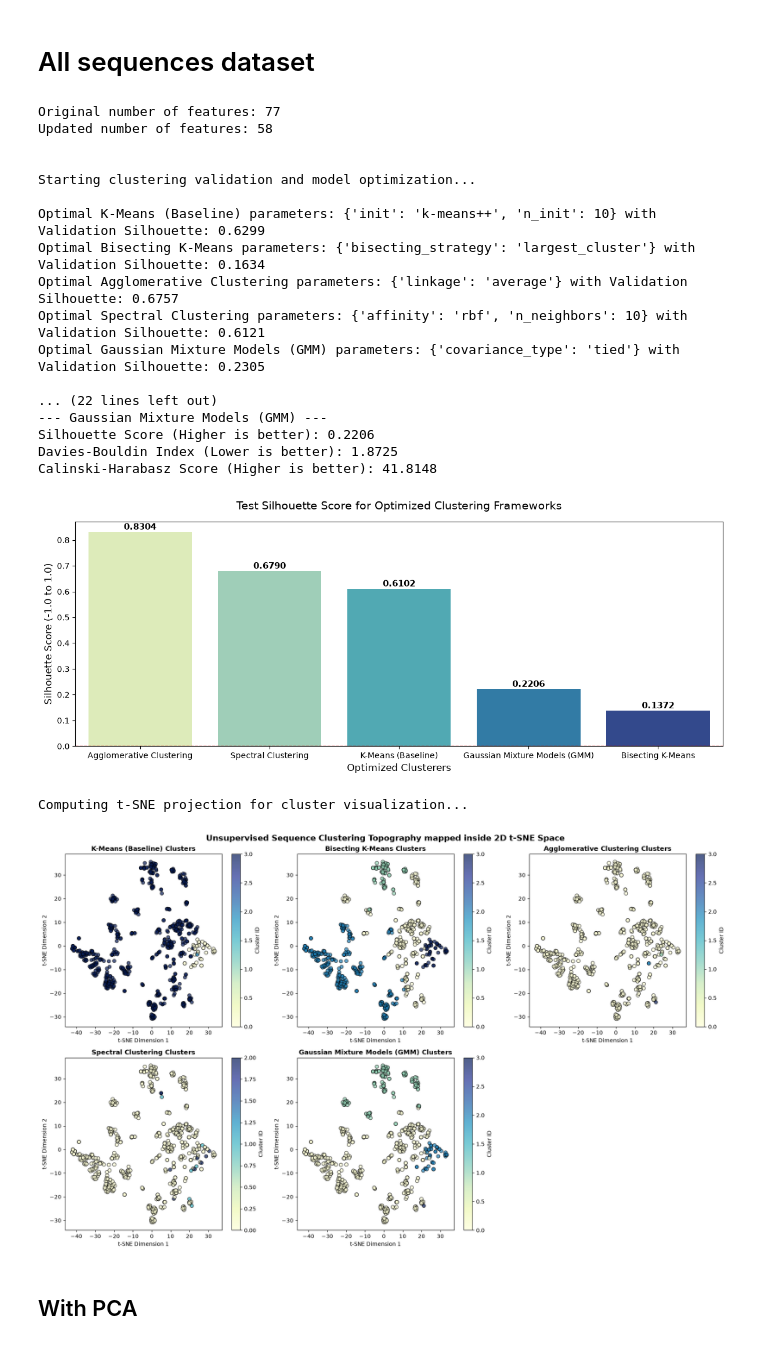
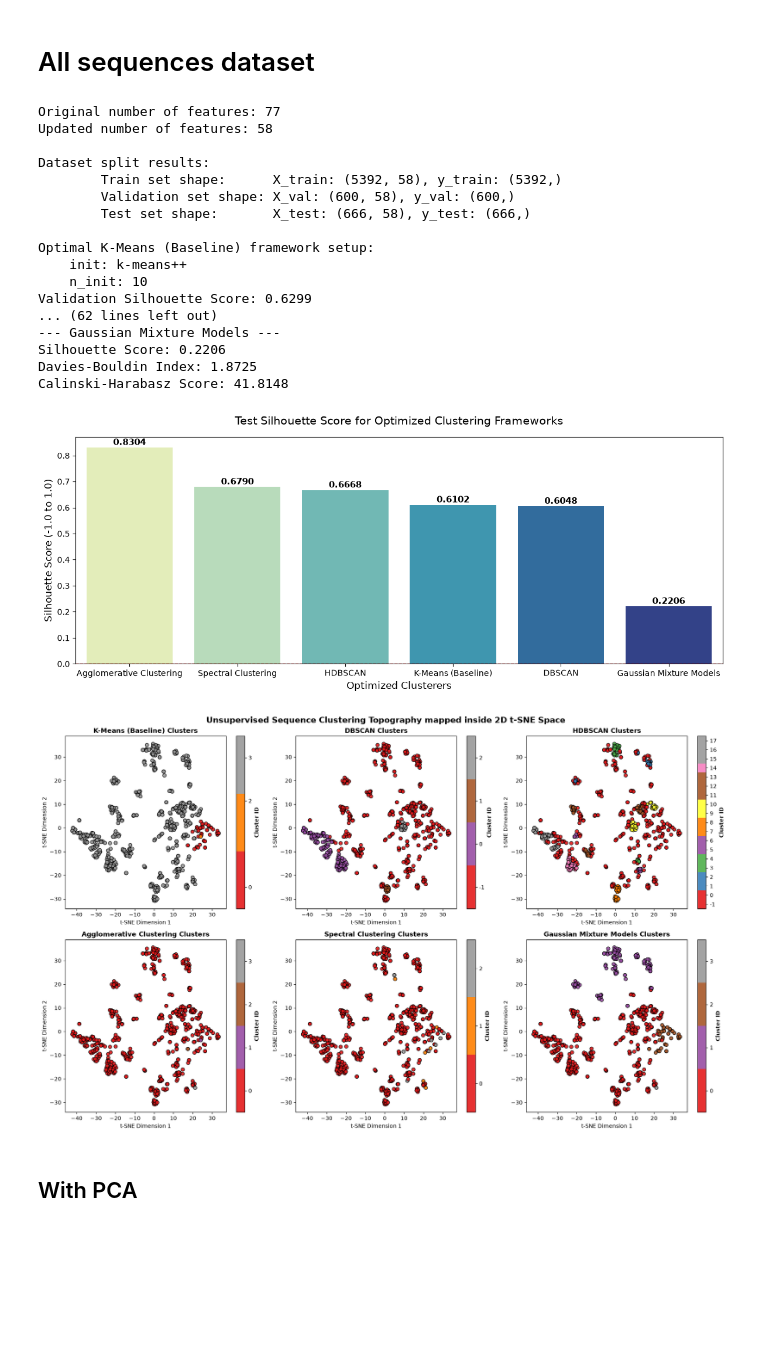
Before and after one commit to StefanJevtic63/hantavirus-repeat-analysis, a Jupyter notebook: clustering.ipynb, the cells around one changed output. Saved outputs shown, nothing was run; the diff lists cells and outputs as text; code cells hidden in the pictures; blank space fills up the shorter version.

Commit message:
feat: Optimized the pipeline and hyperparameter tuning for complete sequences

```diff
--- a/clustering.ipynb
+++ b/clustering.ipynb
@@ -6,12 +6,13 @@ import pandas as pd
 import matplotlib.pyplot as plt
 import seaborn as sns
 from sklearn.preprocessing import StandardScaler
-from sklearn.cluster import KMeans, BisectingKMeans, AgglomerativeClustering, SpectralClustering
+from sklearn.cluster import KMeans, DBSCAN, AgglomerativeClustering, SpectralClustering
+from hdbscan import HDBSCAN
 from sklearn.mixture import GaussianMixture
 from sklearn.metrics import silhouette_score, davies_bouldin_score, calinski_harabasz_score
 from sklearn.manifold import TSNE
 
-RANDOM_STATE = 568
+RANDOM_STATE: int = 568
 # %% [markdown]
 # Preprocessing
 # %%
@@ -270,12 +536,15 @@ def evaluate_clustering_performance(X_test: pd.DataFrame):
 # %%
-def plot_silhouette_results(results: dict):
+def plot_silhouette_results(results: dict) -> None:
     """
     Plots a sorted bar chart comparison of Silhouette coefficients across models.
 
     Args:
         results (dict): Dictionary with model names as keys and Silhouette scores as values.
+
+    Returns:
+        None
     """
-    sorted_results = sorted(results.items(), key=lambda item: item[1], reverse=True)
+    sorted_results: list[tuple[str, float]] = sorted(results.items(), key=lambda item: item[1], reverse=True)
     names, values = zip(*sorted_results)
 
     plt.figure(figsize=(12, 5))
@@ -360,36 +658,56 @@ def train_and_evaluate(df: pd.DataFrame, feature_names: list[str], should_apply_
 
     plot_silhouette_results(silhouette_results)
     plot_tsne_clusters(X_test, test_predictions)
+# %%
+CURRENT_DIR: str = os.path.dirname(os.path.abspath("__file__"))
+ALL_SEQUENCES_DATASET_PATH: str = os.path.join(CURRENT_DIR, 'data', "dataset_all_sequences.csv")
+COMPLETE_SEQUENCES_DATASET_PATH: str = os.path.join(CURRENT_DIR, 'data', "dataset_complete_sequences.csv")
+
+def run_pipeline(is_all_sequences_dataset: bool = True, should_apply_pca: bool = False) -> None:
+    """
+    Executes the complete clustering pipeline for either the all-sequences or complete-sequences dataset.
+
+    Args:
+        is_all_sequences_dataset (bool): True to process the all-sequences dataset, False for the complete-sequences dataset.
+        should_apply_pca (bool): True to apply PCA for dimensionality reduction, False otherwise.
+
+    Returns:
+        None
+    """
+    dataset_path: str = ALL_SEQUENCES_DATASET_PATH if is_all_sequences_dataset else COMPLETE_SEQUENCES_DATASET_PATH
+    df_raw: pd.DataFrame = pd.read_csv(dataset_path)
+    feature_names: list[str] = list(df_raw.columns[1:-1])
+
+    train_and_evaluate(
+        df=df_raw,
+        feature_names=feature_names,
+        should_apply_pca=should_apply_pca,
+        is_all_sequences_dataset=is_all_sequences_dataset
+    )
 # %% [markdown]
 # All sequences dataset
 # %%
-CURRENT_DIR = os.path.dirname(os.path.abspath("__file__"))
-ALL_SEQUENCES_DATASET_PATH = os.path.join(CURRENT_DIR, 'data', "dataset_all_sequences.csv")
-
-df_raw = pd.read_csv(ALL_SEQUENCES_DATASET_PATH)
-initial_features = list(df_raw.columns[1:-1])
-train_and_evaluate(df_raw, initial_features, should_apply_pca=False)
+run_pipeline(is_all_sequences_dataset=True, should_apply_pca=False)
 # %% [output]
 Original number of features: 77
 Updated number of features: 58
 
+Dataset split results:
+        Train set shape:      X_train: (5392, 58), y_train: (5392,)
+        Validation set shape: X_val: (600, 58), y_val: (600,)
+        Test set shape:       X_test: (666, 58), y_test: (666,)
 
-Starting clustering validation and model optimization...
-
-Optimal K-Means (Baseline) parameters: {'init': 'k-means++', 'n_init': 10} with Validation Silhouette: 0.6299
-Optimal Bisecting K-Means parameters: {'bisecting_strategy': 'largest_cluster'} with Validation Silhouette: 0.1634
-Optimal Agglomerative Clustering parameters: {'linkage': 'average'} with Validation Silhouette: 0.6757
-Optimal Spectral Clustering parameters: {'affinity': 'rbf', 'n_neighbors': 10} with Validation Silhouette: 0.6121
-Optimal Gaussian Mixture Models (GMM) parameters: {'covariance_type': 'tied'} with Validation Silhouette: 0.2305
-
-... (22 lines left out)
---- Gaussian Mixture Models (GMM) ---
-Silhouette Score (Higher is better): 0.2206
-Davies-Bouldin Index (Lower is better): 1.8725
-Calinski-Harabasz Score (Higher is better): 41.8148
+Optimal K-Means (Baseline) framework setup:
+    init: k-means++
+    n_init: 10
+Validation Silhouette Score: 0.6299
+... (62 lines left out)
+--- Gaussian Mixture Models ---
+Silhouette Score: 0.2206
+Davies-Bouldin Index: 1.8725
+Calinski-Harabasz Score: 41.8148
-[figure, old version]
+[figure, new version]
-Computing t-SNE projection for cluster visualization...
-[figure, old version]
+[figure, new version]
 # %% [markdown]
 ## With PCA
 # %%
```
Also changed, not shown: parts of 20 cells of this notebook.
